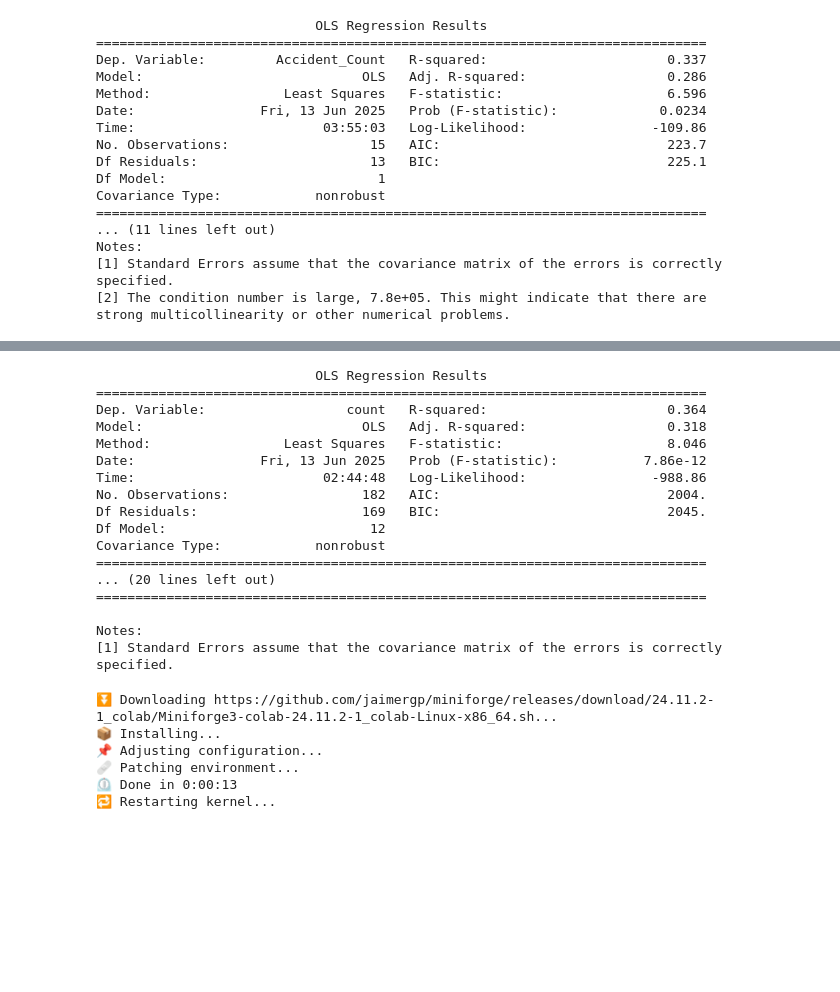
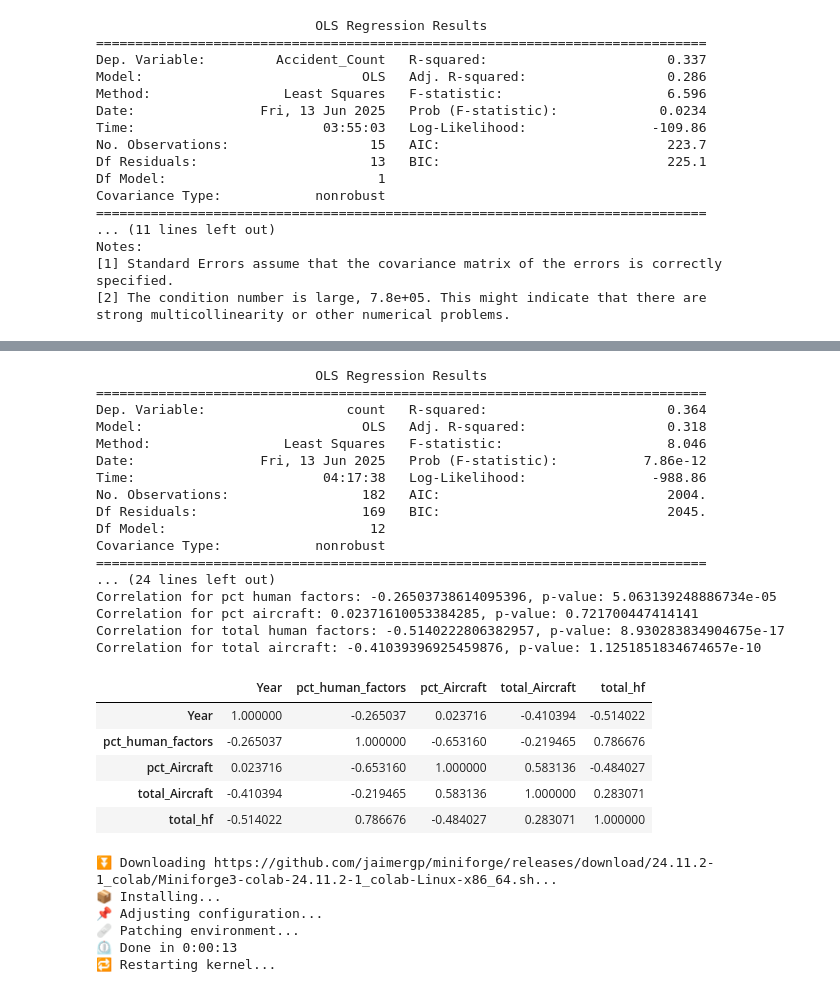
Before and after one commit to terryljh/aviation2, a Jupyter notebook: asrs linear model2.ipynb, the cells around one changed output, grey strips where cells are left out. Cells and saved outputs as stored; diff of their text form; code cells hidden in the pictures; blank space fills up the shorter version.

```diff
--- a/asrs linear model2.ipynb
+++ b/asrs linear model2.ipynb
@@ -397,8 +400,13 @@ dfsubset2['Year'] = dfsubset2['Year'] - dfsubset2['Year'].mean()
 
 dfsubset2 = dfsubset2[dfsubset2['Operating Under FAR Part'] == 'Part 121']
 
-#dfsubset2['Human_Factors'] = dfsubset2['Primary Problem'] == 'Human Factors'
-#hf_by_month = dfsubset2.groupby(['Year', 'Month'])['Human_Factors'].mean().reset_index(name='pct_human_factors')
+dfsubset2['Human_Factors'] = dfsubset2['Primary Problem'] == 'Human Factors'
+hf_by_month = dfsubset2.groupby(['Year', 'Month'])['Human_Factors'].mean().reset_index(name='pct_human_factors')
+hftotal_by_month = dfsubset2.groupby(['Year', 'Month'])['Human_Factors'].sum().reset_index(name='total_hf')
+
+dfsubset2['Aircraft'] = dfsubset2['Primary Problem'] == 'Aircraft'
+aircraft_by_month = dfsubset2.groupby(['Year', 'Month'])['Aircraft'].mean().reset_index(name='pct_Aircraft')
+aircrafttotal_by_month = dfsubset2.groupby(['Year', 'Month'])['Aircraft'].sum().reset_index(name='total_Aircraft')
 
 #dfsubset2['Operating Under FAR Part'] = dfsubset2['Operating Under FAR Part'].astype(str)
 #dfsubset2['Operating Under FAR Part'] = dfsubset2['Operating Under FAR Part'].apply(
@@ -446,6 +454,8 @@ grouped = dfsubset2.groupby(['Year', 'Month'#,'Operating Under FAR Part'
 #model_df = grouped.merge(hf_by_month, on=['Year', 'Month']).merge(far91_by_month, on=['Year', 'Month']).merge(far135_by_month, on=['Year', 'Month']).merge(pct_other_by_month, on=['Year', 'Month']).merge(far_by_month, on=['Year', 'Month'])
 #model_df['Month'] = model_df['Month'].astype(int)
 
+grouped = grouped.merge(hf_by_month, on=['Year', 'Month']).merge(aircraft_by_month, on=['Year', 'Month']).merge(aircrafttotal_by_month, on=['Year', 'Month']).merge(hftotal_by_month, on=['Year', 'Month'])
+
 month_dummies = pd.get_dummies(grouped['Month'], prefix='Month', drop_first=True)
 #far_dummies = pd.get_dummies(grouped['Operating Under FAR Part'], prefix='Part', drop_first=False)
 #far_dummies = far_dummies.drop(columns=['Part_Part 121'])
@@ -453,39 +463,57 @@ month_dummies = pd.get_dummies(grouped['Month'], prefix='Month', drop_first=True
 grouped['Year'] = pd.to_numeric(grouped['Year'], errors='coerce')
 
 X = pd.concat([grouped[['Year'#,'pct_human_factors', 'pct_far91', 'pct_far135','pct_other'
                          ]].astype(float), month_dummies.astype(float)#,far_dummies.astype(float)
                          ], axis=1)
 y = grouped['count'].astype(float)
 
 X = X.apply(pd.to_numeric, errors='coerce').dropna()
 y = y.loc[X.index]
 X_train, X_test, y_train, y_test = train_test_split(
 X, y, test_size=0.2, random_state=945)
 monthmodel = LinearRegression()
 monthmodel.fit(X_train,y_train)
 
 X_train = sm.add_constant(X_train, prepend=False)
 
 monthmodel2 = sm.OLS(y_train, X_train).fit()
 print(monthmodel2.summary())
+
+from scipy.stats import pearsonr
+r, p = pearsonr(grouped['Year'].values, grouped['pct_human_factors'].values)
+print(f"Correlation for pct human factors: {r}, p-value: {p}")
+r, p = pearsonr(grouped['Year'].values, grouped['pct_Aircraft'].values)
+print(f"Correlation for pct aircraft: {r}, p-value: {p}")
+r, p = pearsonr(grouped['Year'].values, grouped['total_hf'].values)
+print(f"Correlation for total human factors: {r}, p-value: {p}")
+r, p = pearsonr(grouped['Year'].values, grouped['total_Aircraft'].values)
+print(f"Correlation for total aircraft: {r}, p-value: {p}")
+
+grouped[['Year', 'pct_human_factors', 'pct_Aircraft', 'total_Aircraft','total_hf']].corr()
 # %% [output]
                             OLS Regression Results
 ==============================================================================
 Dep. Variable:                  count   R-squared:                       0.364
 Model:                            OLS   Adj. R-squared:                  0.318
 Method:                 Least Squares   F-statistic:                     8.046
 Date:                Fri, 13 Jun 2025   Prob (F-statistic):           7.86e-12
-Time:                        02:44:48   Log-Likelihood:                -988.86
+Time:                        04:17:38   Log-Likelihood:                -988.86
 No. Observations:                 182   AIC:                             2004.
 Df Residuals:                     169   BIC:                             2045.
 Df Model:                          12
 Covariance Type:            nonrobust
 ==============================================================================
-... (20 lines left out)
-==============================================================================
-
-Notes:
-[1] Standard Errors assume that the covariance matrix of the errors is correctly specified.
+... (24 lines left out)
+Correlation for pct human factors: -0.26503738614095396, p-value: 5.063139248886734e-05
+Correlation for pct aircraft: 0.02371610053384285, p-value: 0.721700447414141
+Correlation for total human factors: -0.5140222806382957, p-value: 8.930283834904675e-17
+Correlation for total aircraft: -0.41039396925459876, p-value: 1.1251851834674657e-10
+|  | Year | pct_human_factors | pct_Aircraft | total_Aircraft | total_hf |
+| Year | 1.000000 | -0.265037 | 0.023716 | -0.410394 | -0.514022 |
+| pct_human_factors | -0.265037 | 1.000000 | -0.653160 | -0.219465 | 0.786676 |
+| pct_Aircraft | 0.023716 | -0.653160 | 1.000000 | 0.583136 | -0.484027 |
+| total_Aircraft | -0.410394 | -0.219465 | 0.583136 | 1.000000 | 0.283071 |
+| total_hf | -0.514022 | 0.786676 | -0.484027 | 0.283071 | 1.000000 |
 # %%
 !pip install -q condacolab
 import condacolab
```
Also changed, not shown: parts of 1 cell of this notebook.
